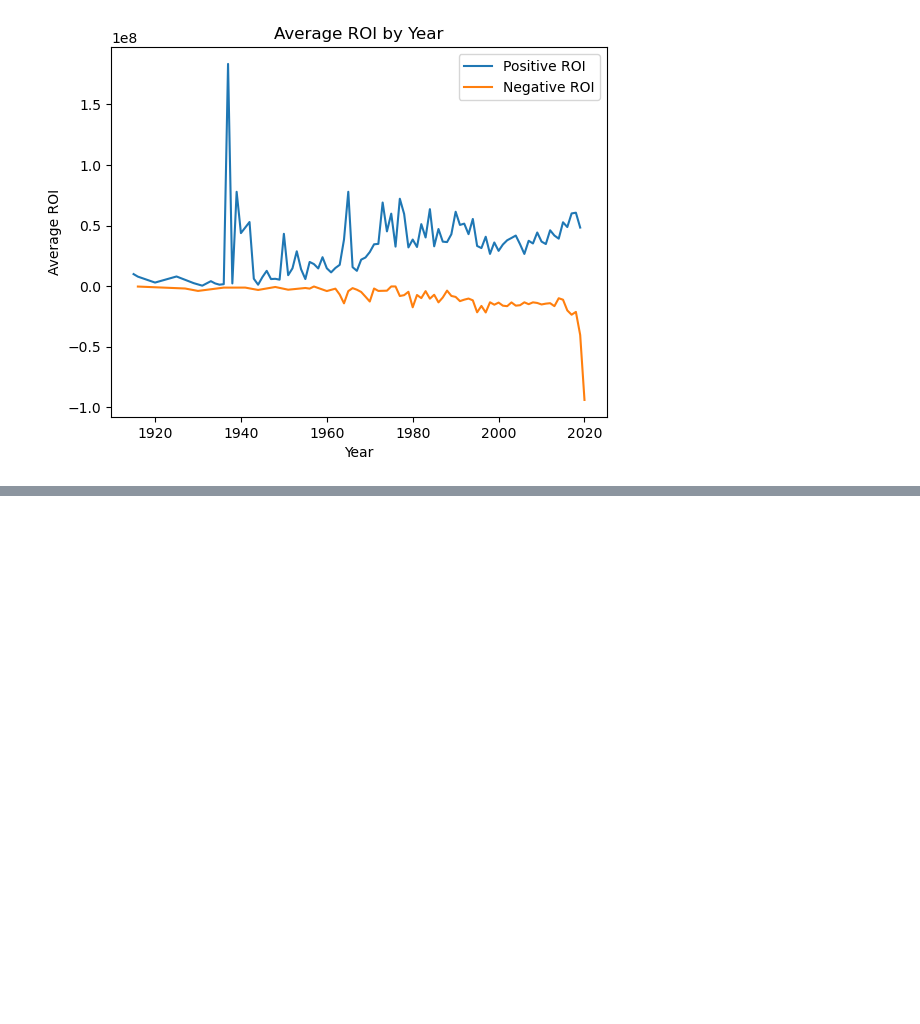
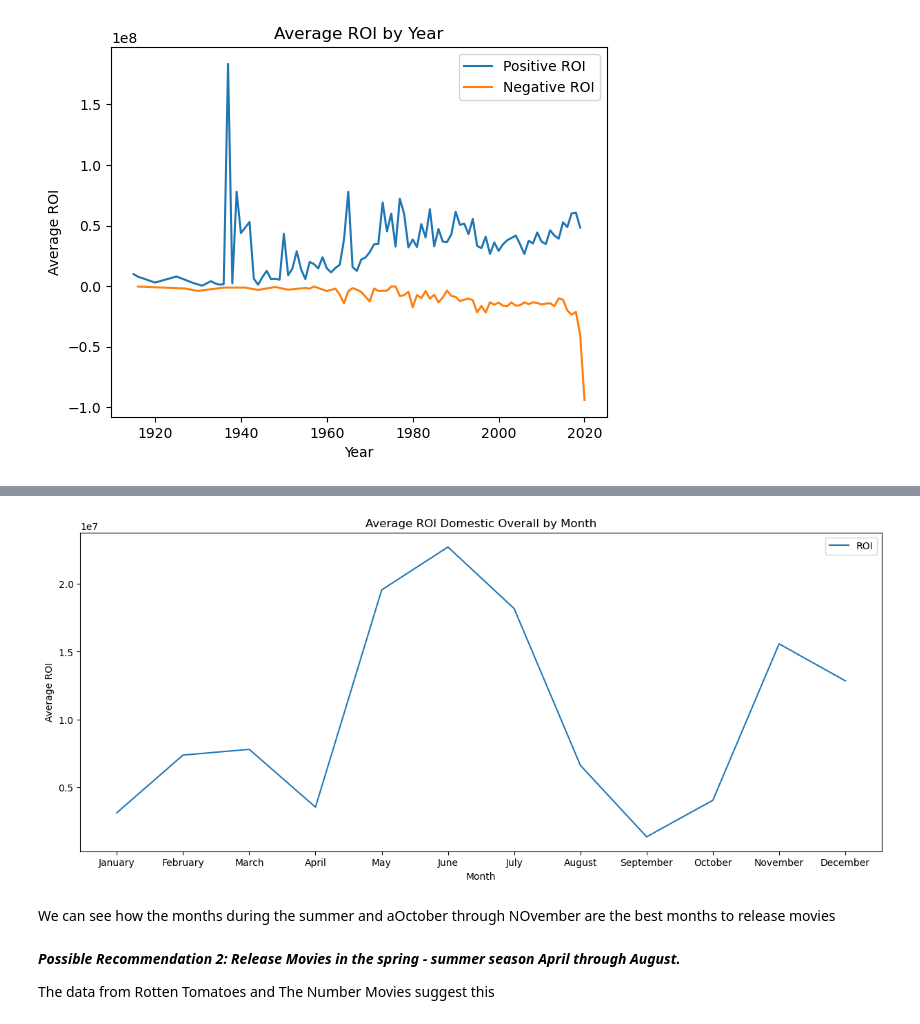
Before and after one commit to CrisThatOneCris/dsc-phase-1-project-v2-4, a Jupyter notebook: exploratory.ipynb, the cells around one changed output, grey strips where cells are left out. Saved outputs shown, nothing was run; the diff lists cells and outputs as text; code cells hidden in the pictures; blank space fills up the shorter version.

Commit message:
Possible Reccomendation 2

```diff
--- a/exploratory.ipynb
+++ b/exploratory.ipynb
@@ -814,0 +844,23 @@ roi_negative = grouped_positive_dom.get_group(False).groupby('month')['ROI_gross
+# %%
+# Calculate the ROI based on month overall
+roi_overall_month = tn_movie_copy.groupby('month')['ROI_gross_domestic'].mean()
+
+# Convert month numbers to month names
+roi_overall_month.index = roi_overall_month.index.map(lambda x: calendar.month_name[int(x)])
+
+# Plot the ROI by month
+plt.figure(figsize=[15,6])
+plt.plot(roi_overall_month.index, roi_overall_month.values, label='ROI')
+plt.xlabel('Month')
+plt.ylabel('Average ROI')
+plt.title('Average ROI Domestic Overall by Month')
+plt.legend()
+plt.show()
+# %% [output]
+[figure, added]
+# %% [markdown]
+We can see how the months during the summer and aOctober through NOvember are the best months to release movies
+# %% [markdown]
+***Possible Recommendation 2: Release Movies in the spring - summer season April through August.***
+
+The data from Rotten Tomatoes and The Number Movies suggest this
```
Also changed, not shown: parts of 6 cells of this notebook.
